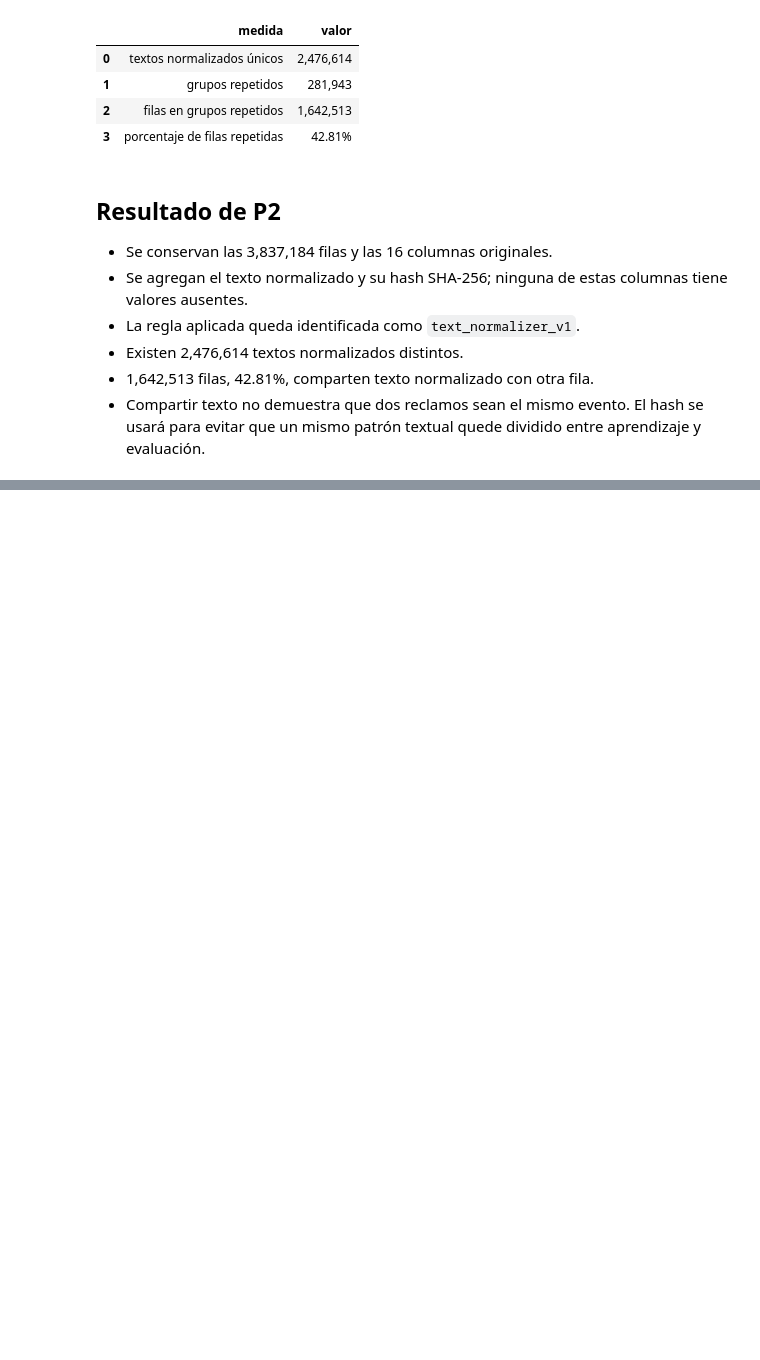
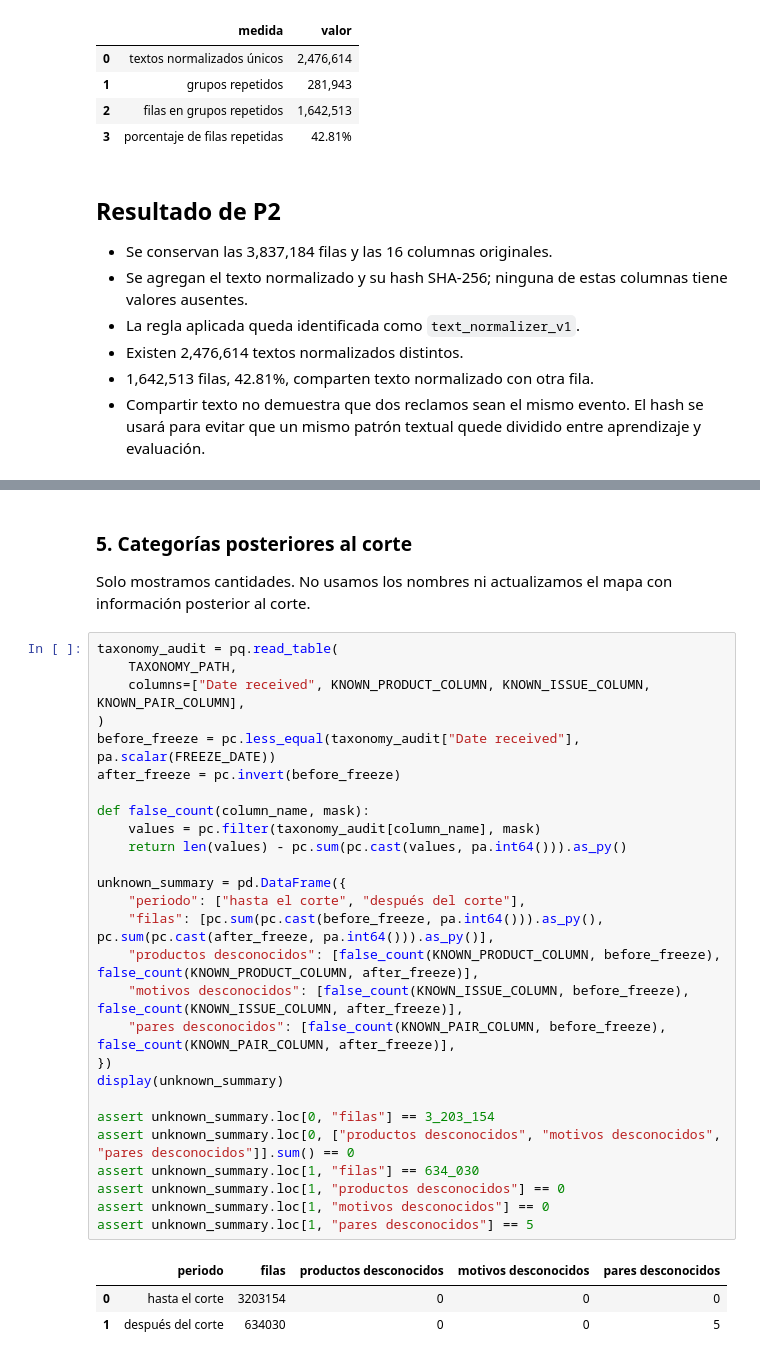
Before and after one commit to Codenid/capstone-claims-triage, a Jupyter notebook: notebooks/02_revision_preparacion.ipynb, the cells around one changed output, grey strips where cells are left out. Cells and saved outputs as stored; diff of their text form; blank space fills up the shorter version.

```diff
--- a/notebooks/02_revision_preparacion.ipynb
+++ b/notebooks/02_revision_preparacion.ipynb
@@ -255,0 +385,35 @@ assert rows_in_repeated_groups == 1_642_513
+# %% [markdown]
+### 5. Categorías posteriores al corte
+
+Solo mostramos cantidades. No usamos los nombres ni actualizamos el mapa con información posterior al corte.
+# %%
+taxonomy_audit = pq.read_table(
+    TAXONOMY_PATH,
+    columns=["Date received", KNOWN_PRODUCT_COLUMN, KNOWN_ISSUE_COLUMN, KNOWN_PAIR_COLUMN],
+)
+before_freeze = pc.less_equal(taxonomy_audit["Date received"], pa.scalar(FREEZE_DATE))
+after_freeze = pc.invert(before_freeze)
+
+def false_count(column_name, mask):
+    values = pc.filter(taxonomy_audit[column_name], mask)
+    return len(values) - pc.sum(pc.cast(values, pa.int64())).as_py()
+
+unknown_summary = pd.DataFrame({
+    "periodo": ["hasta el corte", "después del corte"],
+    "filas": [pc.sum(pc.cast(before_freeze, pa.int64())).as_py(), pc.sum(pc.cast(after_freeze, pa.int64())).as_py()],
+    "productos desconocidos": [false_count(KNOWN_PRODUCT_COLUMN, before_freeze), false_count(KNOWN_PRODUCT_COLUMN, after_freeze)],
+    "motivos desconocidos": [false_count(KNOWN_ISSUE_COLUMN, before_freeze), false_count(KNOWN_ISSUE_COLUMN, after_freeze)],
+    "pares desconocidos": [false_count(KNOWN_PAIR_COLUMN, before_freeze), false_count(KNOWN_PAIR_COLUMN, after_freeze)],
+})
+display(unknown_summary)
+
+assert unknown_summary.loc[0, "filas"] == 3_203_154
+assert unknown_summary.loc[0, ["productos desconocidos", "motivos desconocidos", "pares desconocidos"]].sum() == 0
+assert unknown_summary.loc[1, "filas"] == 634_030
+assert unknown_summary.loc[1, "productos desconocidos"] == 0
+assert unknown_summary.loc[1, "motivos desconocidos"] == 0
+assert unknown_summary.loc[1, "pares desconocidos"] == 5
+# %% [output]
+|  | periodo | filas | productos desconocidos | motivos desconocidos | pares desconocidos |
+| 0 | hasta el corte | 3203154 | 0 | 0 | 0 |
+| 1 | después del corte | 634030 | 0 | 0 | 5 |
```
Also changed, not shown: parts of 10 cells of this notebook, 9 other files.
